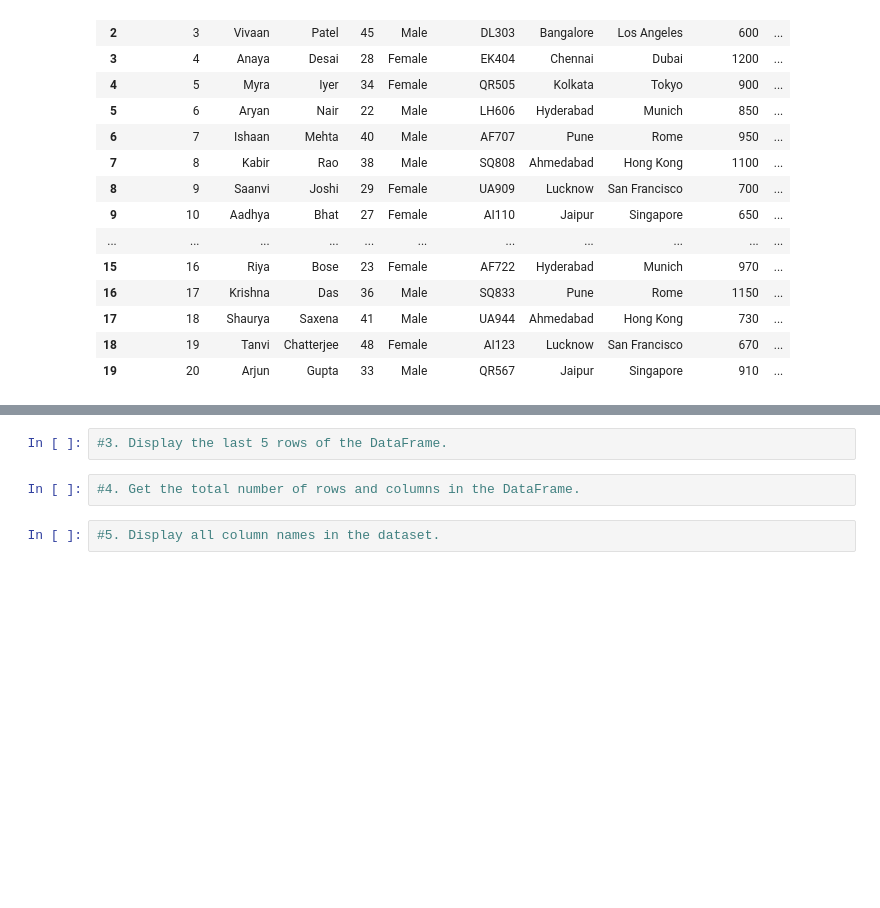
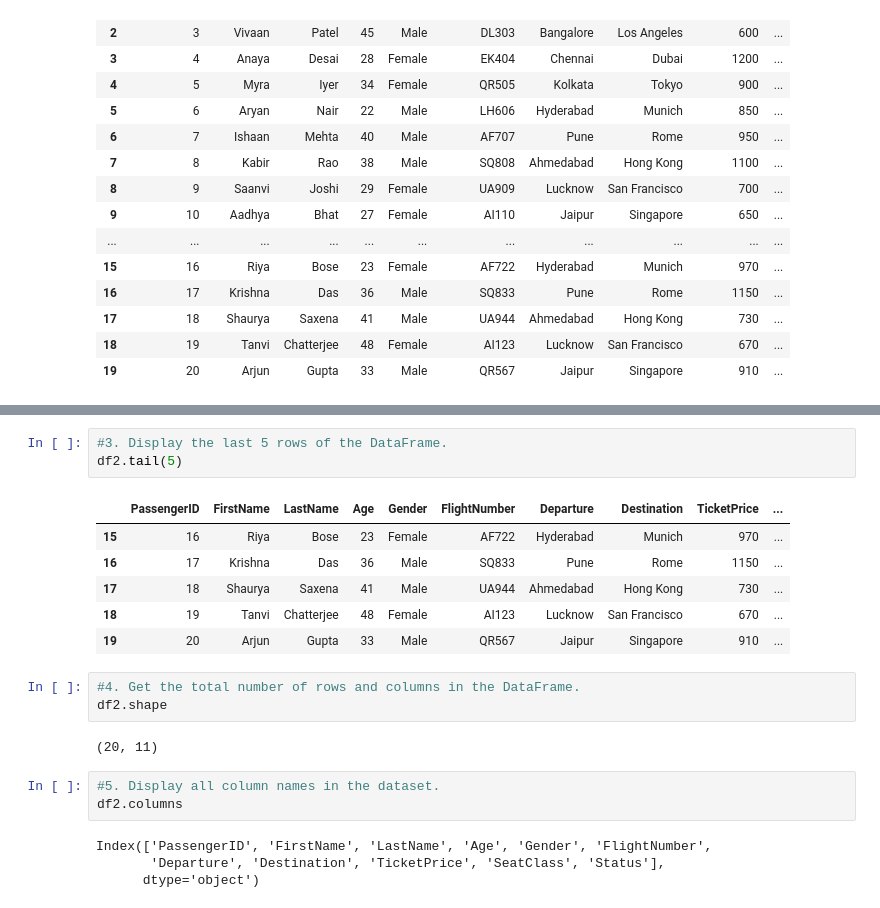
Before and after one commit to vaishnaviPatil1111/Python, a Jupyter notebook: Python_Pandas.ipynb, the cells around one changed output, grey strips where cells are left out. Saved outputs shown, nothing was run; the diff lists cells and outputs as text; blank space fills up the shorter version.

```diff
--- a/Python_Pandas.ipynb
+++ b/Python_Pandas.ipynb
@@ -349,8 +357,24 @@ df2
 # %%
 #3.	Display the last 5 rows of the DataFrame.
+df2.tail(5)
+# %% [output]
+|  | PassengerID | FirstName | LastName | Age | Gender | FlightNumber | Departure | Destination | TicketPrice | ... |
+| 15 | 16 | Riya | Bose | 23 | Female | AF722 | Hyderabad | Munich | 970 | ... |
+| 16 | 17 | Krishna | Das | 36 | Male | SQ833 | Pune | Rome | 1150 | ... |
+| 17 | 18 | Shaurya | Saxena | 41 | Male | UA944 | Ahmedabad | Hong Kong | 730 | ... |
+| 18 | 19 | Tanvi | Chatterjee | 48 | Female | AI123 | Lucknow | San Francisco | 670 | ... |
+| 19 | 20 | Arjun | Gupta | 33 | Male | QR567 | Jaipur | Singapore | 910 | ... |
 # %%
 #4.	Get the total number of rows and columns in the DataFrame.
+df2.shape
+# %% [output]
+(20, 11)
 # %%
 #5.	Display all column names in the dataset.
+df2.columns
+# %% [output]
+Index(['PassengerID', 'FirstName', 'LastName', 'Age', 'Gender', 'FlightNumber',
+       'Departure', 'Destination', 'TicketPrice', 'SeatClass', 'Status'],
+      dtype='object')
 # %%
 #6.	Get summary statistics of numerical columns.
```
Also changed, not shown: parts of 5 cells of this notebook.
